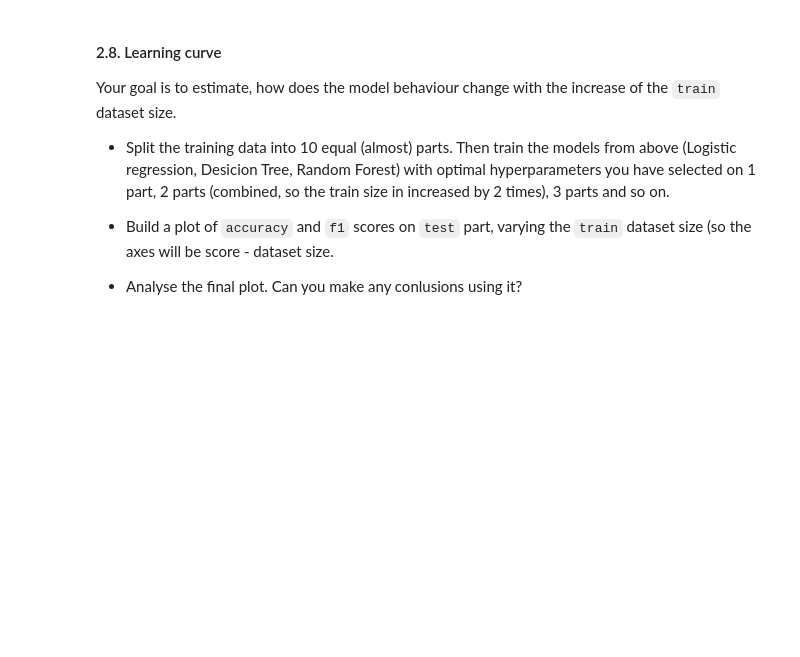
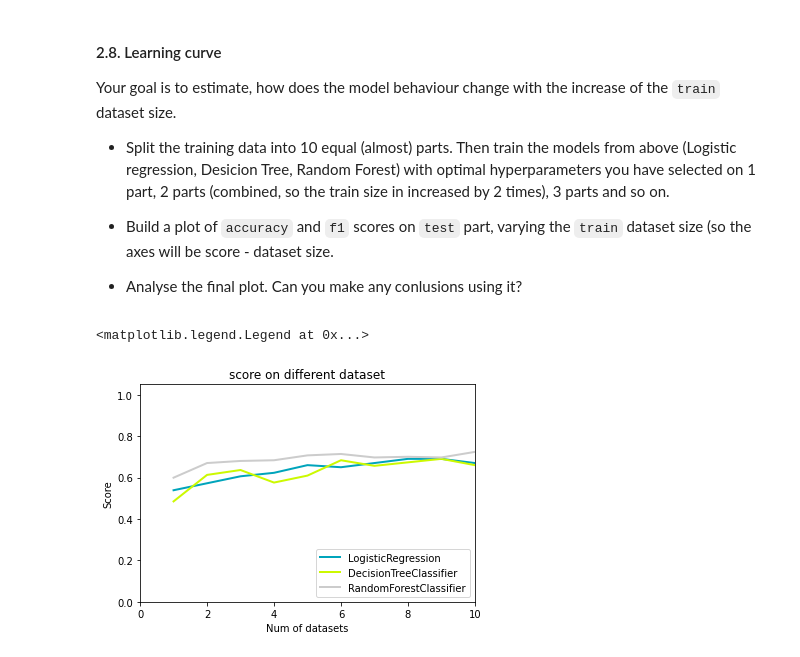
Before and after one commit to GreenSeed/ml-mipt, a Jupyter notebook: homeworks_basic/Lab1_ML_pipeline_and_SVM/Lab1_part2_ml_pipeline.ipynb, the cells around one changed output. Saved outputs shown, nothing was run; the diff lists cells and outputs as text; code cells hidden in the pictures; blank space fills up the shorter version.

```diff
--- a/homeworks_basic/Lab1_ML_pipeline_and_SVM/Lab1_part2_ml_pipeline.ipynb
+++ b/homeworks_basic/Lab1_ML_pipeline_and_SVM/Lab1_part2_ml_pipeline.ipynb
@@ -339,0 +344,54 @@ Your goal is to estimate, how does the model behaviour change with the increase
+# %%
+X_train_subsets = np.array_split(X_train,10)
+y_train_subsets = np.array_split(y_train,10)
+i = 1
+result = np.zeros([10,4])
+for i in range(10):
+    subsets_count = i+1
+    Xtrain = np.vstack(X_train_subsets[:subsets_count])
+    ytrain = np.hstack(y_train_subsets[:subsets_count])
+    lr = LogisticRegression(multi_class='multinomial',solver='saga',tol=1e-3,max_iter=500)
+    lr.fit(Xtrain,ytrain)
+    lr_score = lr.score(X_test,y_test)
+    dt = DecisionTreeClassifier(max_depth=best_max_depth)
+    dt.fit(Xtrain,ytrain)
+    dt_score = dt.score(X_test,y_test)
+    rf = RandomForestClassifier(n_estimators=best_n_estimators)
+    rf.fit(Xtrain,ytrain)
+    rf_score = rf.score(X_test,y_test)
+
+    result[i][0] = subsets_count
+    result[i][1] = lr_score
+    result[i][2] = dt_score
+    result[i][3] = rf_score
+
+resT = result.T
+fig, ax = plt.subplots(1, 1)
+ax.set_title("score on different dataset")
+
+cmap = plt.cm.get_cmap("nipy_spectral")
+color = cmap(1/3)
+ax.plot(resT[0], resT[1], lw=2, color=color,
+                    label='LogisticRegression')
+
+color = cmap(2/3)
+ax.plot(resT[0], resT[2], lw=2, color=color,
+                    label='DecisionTreeClassifier')
+
+color = cmap(3/3)
+ax.plot(resT[0], resT[3], lw=2, color=color,
+                    label='RandomForestClassifier')
+
+ax.set_xlim([0.0, 10.0])
+ax.set_ylim([0.0, 1.05])
+ax.set_xlabel('Num of datasets')
+ax.set_ylabel('Score')
+ax.legend(loc='lower right')
+##
+# Из графика можно сделать вывод, что RandomForest практически не изменяется с кол-вом датасетов,
+# LogisticRegression плох на маленьких датасетах, но сравнивается с DecisionTreeClassifier на полном сете
+# DecisionTreeClassifier с увеличением колва датасетов показывает лучше результат#
+# YOUR CODE HERE
+# %% [output]
+<matplotlib.legend.Legend at 0x...>
+[figure, added]
```
Also changed, not shown: parts of 9 cells of this notebook, 1 other file.
